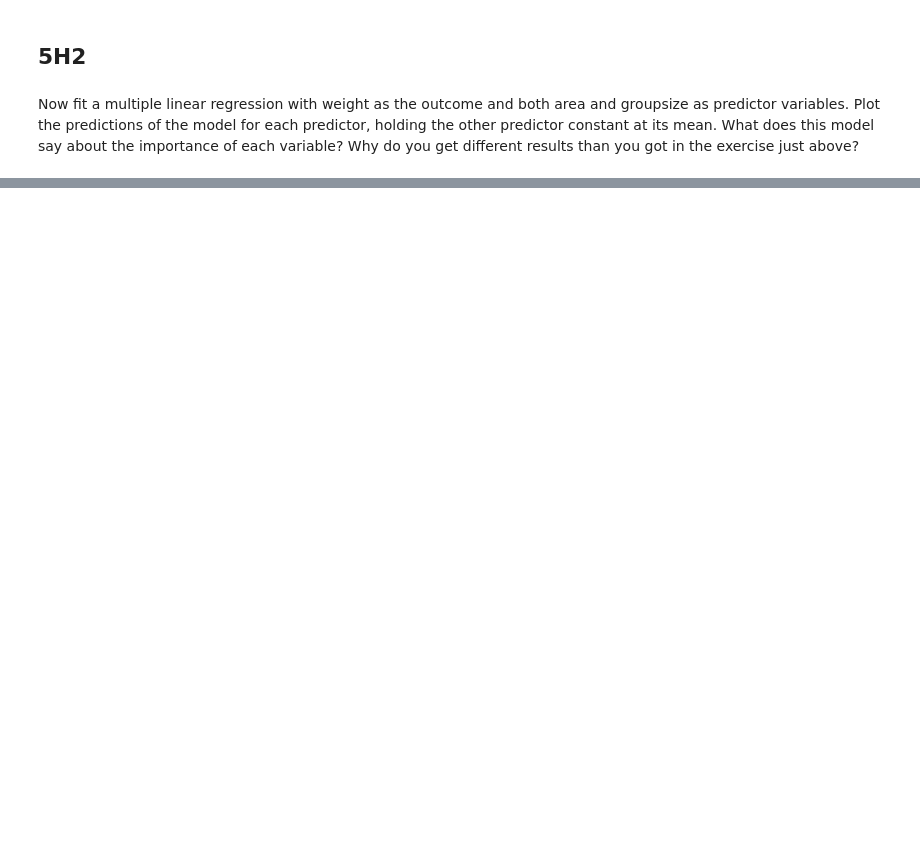
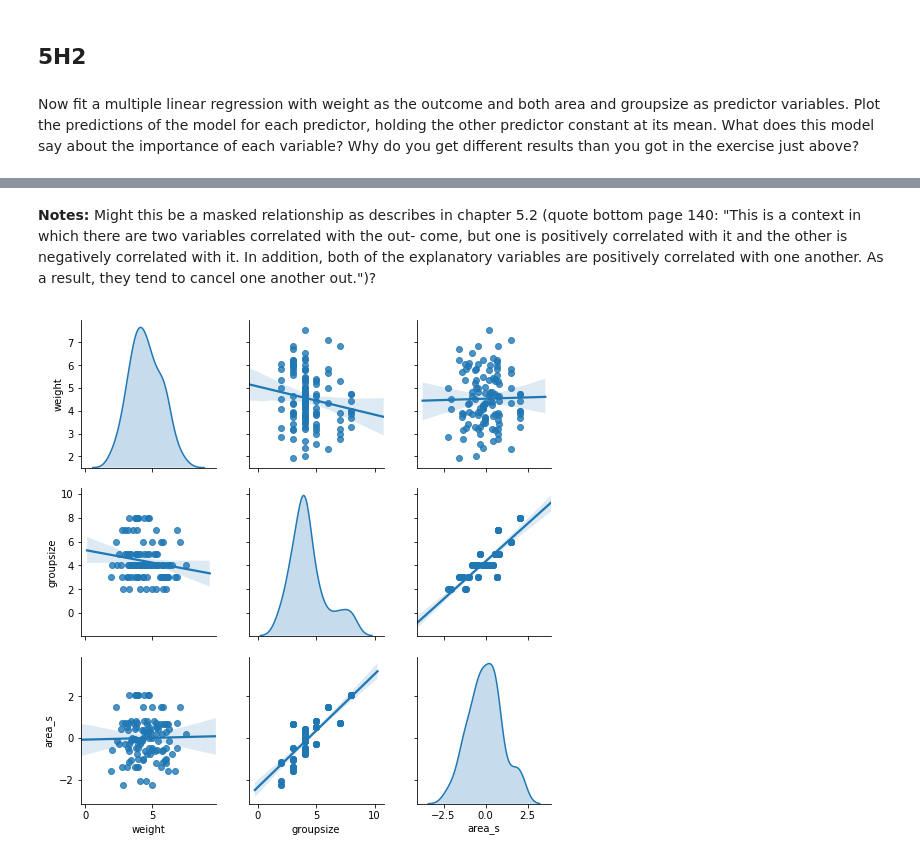
Before and after one commit to Bruschkov/StatisticalRethinking, a Jupyter notebook: chapter05/chapter05_exercises.ipynb, the cells around one changed output, grey strips where cells are left out. Cells and saved outputs as stored; diff of their text form; code cells hidden in the pictures; blank space fills up the shorter version.

```diff
--- a/chapter05/chapter05_exercises.ipynb
+++ b/chapter05/chapter05_exercises.ipynb
@@ -550,0 +583,12 @@ get different results than you got in the exercise just above?
+# %% [markdown]
+**Notes:** Might this be a masked relationship as describes in chapter 5.2 (quote bottom page 140: "This is a context in which there are two variables correlated with the out-
+come, but one is positively correlated with it and the other is negatively correlated with it.
+In addition, both of the explanatory variables are positively correlated with one another. As
+a result, they tend to cancel one another out.")?
+# %%
+import seaborn as sns
+%matplotlib inline
+
+sns.pairplot(df, vars=['weight', 'groupsize', 'area_s'], kind='reg', diag_kind='kde');
+# %% [output]
+[figure, added]
```
Also changed, not shown: parts of 13 cells of this notebook.
